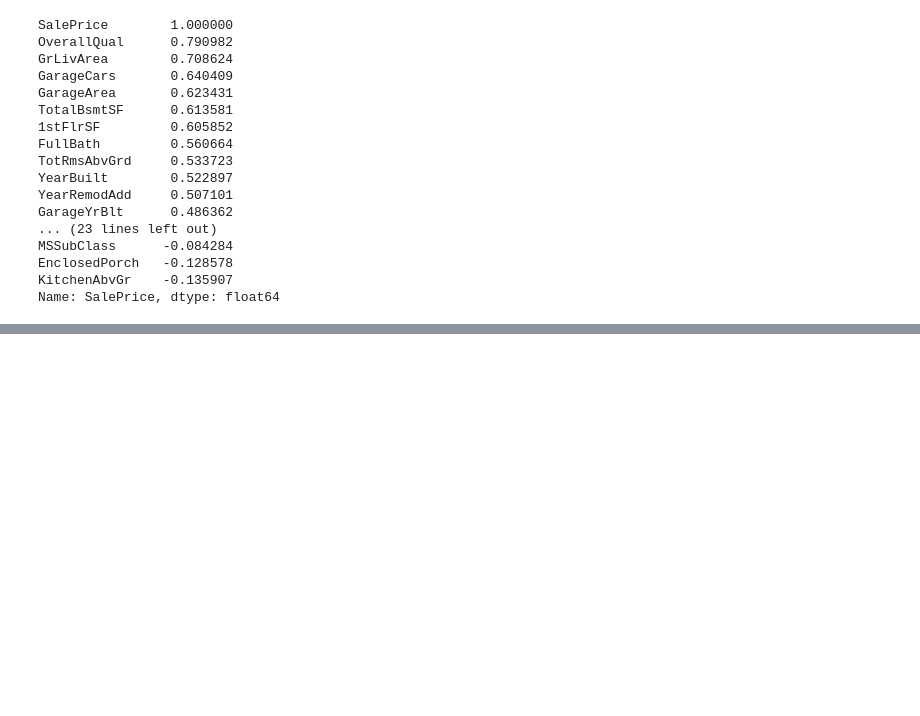
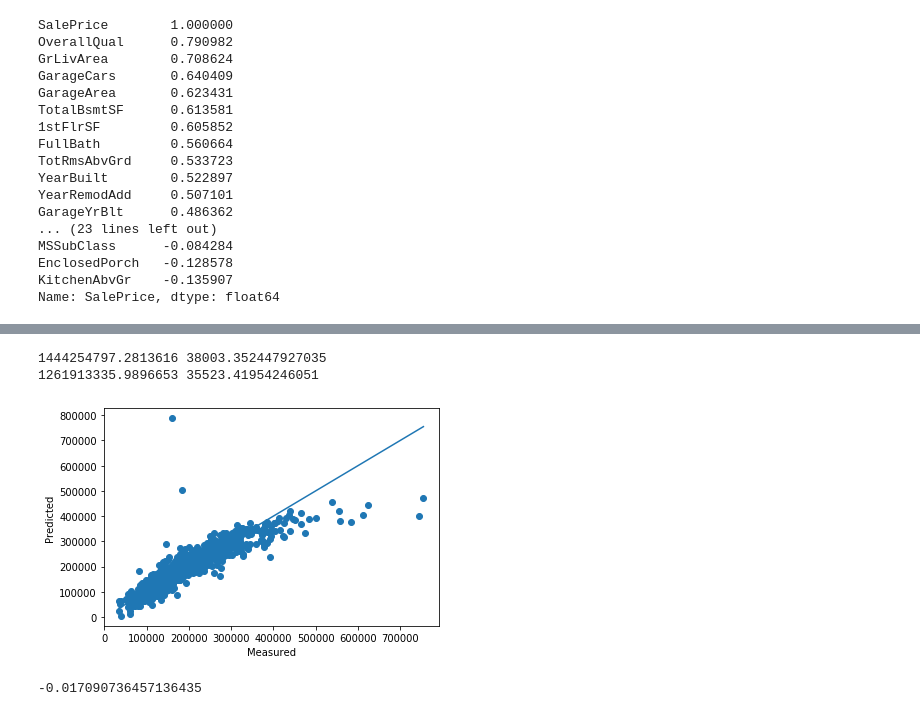
Before and after one commit to feng24/CSE_574_Project, a Jupyter notebook: house_price.ipynb, the cells around one changed output, grey strips where cells are left out. Drawn from its saved outputs; the diff is of its cells as text; code cells hidden in the pictures; blank space fills up the shorter version.

```diff
--- a/house_price.ipynb
+++ b/house_price.ipynb
@@ -163,0 +263,67 @@ LotShape         1460 non-null object
+# %%
+from sklearn.linear_model import LinearRegression
+from sklearn import metrics
+from sklearn.model_selection import cross_val_predict
+import numpy as np
+
+y = df[['SalePrice']]
+x = df.drop(['SalePrice'],axis=1)
+
+x_num = x.values
+y_num = y.values
+# print(x_num,y_num)
+from sklearn.model_selection import train_test_split
+x_train,x_test,y_train,y_test = train_test_split(x,y,test_size = 0.5)
+
+# print (x_train.shape)
+# print (x_test.shape)
+# print (y_train.shape)
+# print (y_test.shape)
+
+linear = LinearRegression()
+linear.fit(x_train,y_train)
+
+# print(linear.intercept_)
+# print(linear.coef_)
+
+y_pre = linear.predict(x_test)
+MSE = metrics.mean_squared_error(y_test,y_pre)
+RMSE = np.sqrt(metrics.mean_squared_error(y_test,y_pre))
+print(MSE,RMSE)
+
+predicted = cross_val_predict(linear,x,y,cv=15)
+MSE = metrics.mean_squared_error(y,predicted)
+RMSE = np.sqrt(metrics.mean_squared_error(y,predicted))
+print(MSE,RMSE)
+
+fig, ax = plt.subplots()
+ax.scatter(y, predicted)
+ax.plot([y.min(), y.max()], [y.min(), y.max()])
+ax.set_xlabel('Measured')
+ax.set_ylabel('Predicted')
+plt.show()
+
+from sklearn.preprocessing import StandardScaler
+
+standardScaler = StandardScaler()
+standardScaler.fit(x_train)
+X_train_standard = standardScaler.transform(x_train)
+X_test_standard = standardScaler.transform(x_test)
+standardScaler.fit(y_train)
+Y_train_standard = standardScaler.transform(y_train)
+Y_test_standard = standardScaler.transform(y_test)
+
+sgd_reg = linear_model.SGDRegressor(max_iter=100)
+sgd_reg.fit(X_train_standard, Y_test_standard)
+sgd_reg.score(X_test_standard,Y_test_standard)
+
+# pre_sgd = sgd_reg.predict(X_test_standard)
+
+# MSE = metrics.mean_squared_error(Y_test_standard,pre_sgd)
+# RMSE = np.sqrt(metrics.mean_squared_error(Y_test_standard,pre_sgd))
+# print(MSE,RMSE)
+# %% [output]
+1444254797.2813616 38003.352447927035
+1261913335.9896653 35523.41954246051
+[figure, added]
+-0.017090736457136435
```
Also changed, not shown: parts of 9 cells of this notebook.
